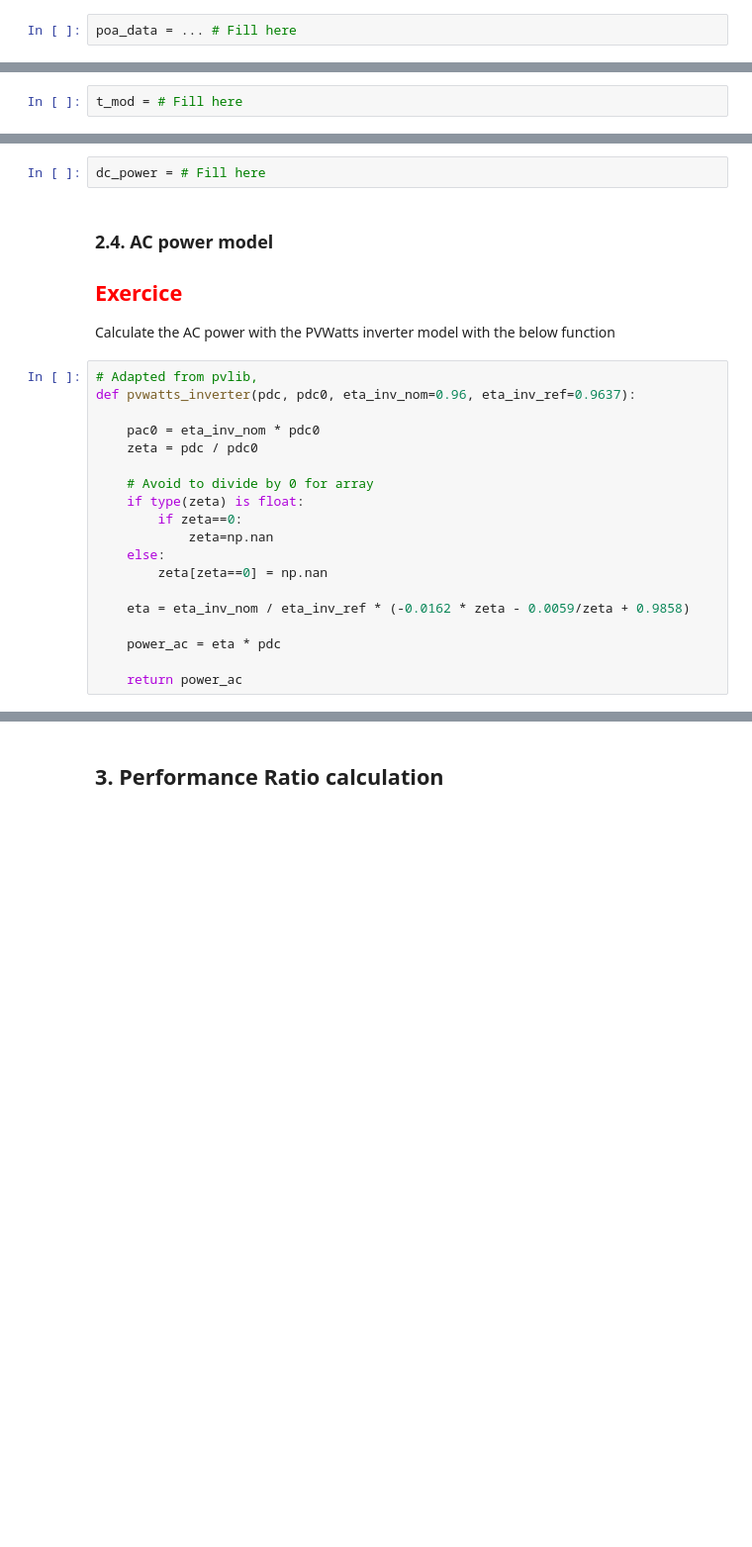
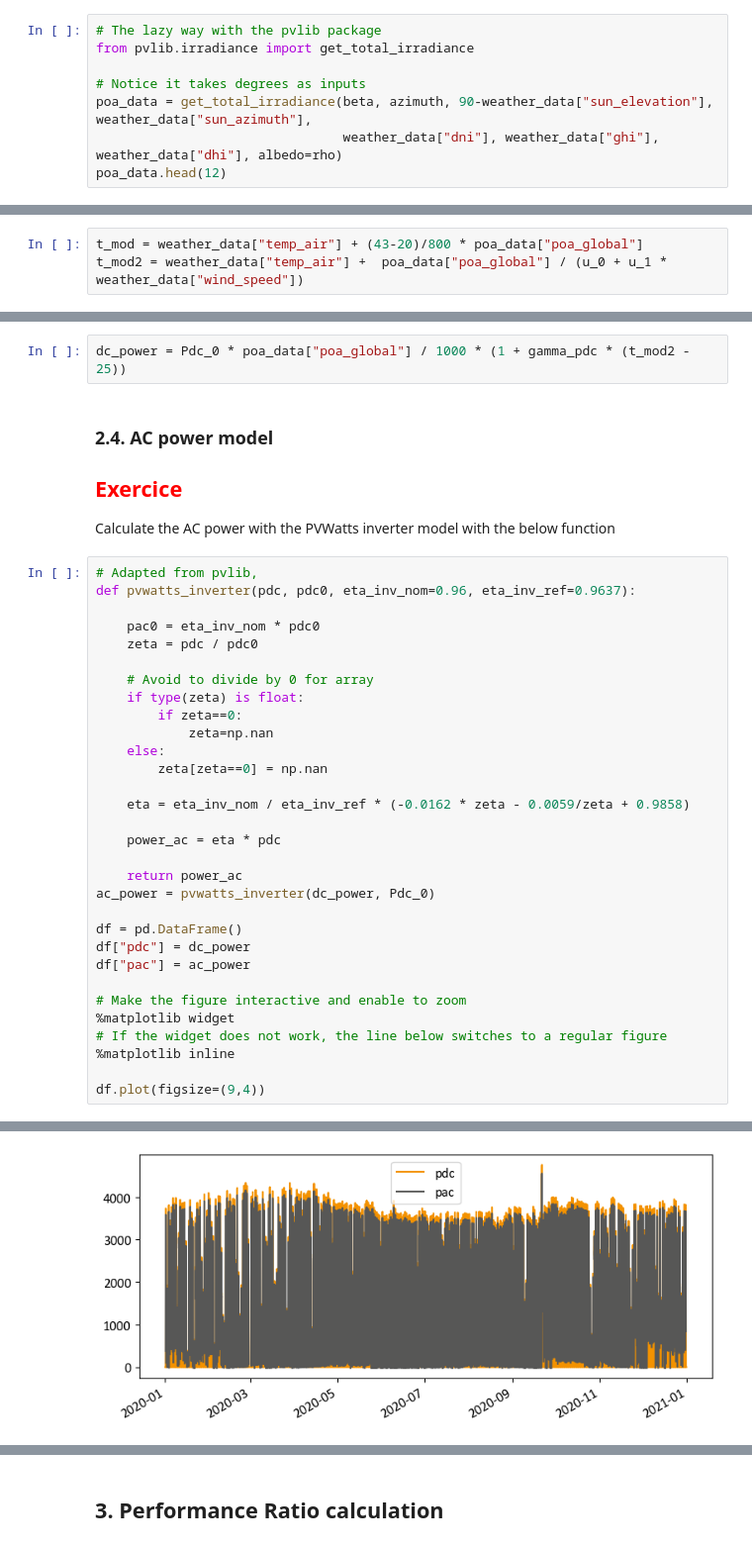
Before and after one commit to AlexandreHugoMathieu/pvfault_detection_solar_academy, a Jupyter notebook: notebooks/dc_power_estimation.ipynb, the cells around one changed output, grey strips where cells are left out. Shown at 99% size. Drawn from its saved outputs; the diff is of its cells as text; blank space fills up the shorter version.

Commit message:
Put solutions for DC power estimation

```diff
--- a/notebooks/dc_power_estimation.ipynb
+++ b/notebooks/dc_power_estimation.ipynb
@@ -110,4 +110,10 @@ rho = 0.2
 
 Calculate the POA irradiance with the no-shading/isotropic assumption as introduced in the notebook "python_intro_poa"
 # %%
-poa_data = ... # Fill here
+# The lazy way with the pvlib package
+from pvlib.irradiance import get_total_irradiance
+
+# Notice it takes degrees as inputs
+poa_data = get_total_irradiance(beta, azimuth, 90-weather_data["sun_elevation"], weather_data["sun_azimuth"],
+                                weather_data["dni"], weather_data["ghi"], weather_data["dhi"], albedo=rho)
+poa_data.head(12)
@@ -129,7 +149,8 @@ u_1 = 6.2 # W.s/(˚C.m3)
 
 Calculate the module temperature with the Ross or Faiman model
 # %%
-t_mod = # Fill here
+t_mod = weather_data["temp_air"] + (43-20)/800 * poa_data["poa_global"]
+t_mod2 = weather_data["temp_air"] +  poa_data["poa_global"] / (u_0 + u_1 * weather_data["wind_speed"])
 # %% [markdown]
 ### 2.3. DC power model
 
@@ -140,7 +161,7 @@ Calculate the DC power with the PVwatts or Huld model
 Pdc_0 = 3900 #Wp Nominal power
 gamma_pdc= -0.258 / 100 # [-]/°C
 # %%
-dc_power = # Fill here
+dc_power = Pdc_0 * poa_data["poa_global"] / 1000 * (1 + gamma_pdc * (t_mod2 - 25))
 # %% [markdown]
 ### 2.4. AC power model
 
@@ -166,3 +187,16 @@ def pvwatts_inverter(pdc, pdc0, eta_inv_nom=0.96, eta_inv_ref=0.9637):
     power_ac = eta * pdc
 
     return power_ac
+ac_power = pvwatts_inverter(dc_power, Pdc_0)
+
+df = pd.DataFrame()
+df["pdc"] = dc_power
+df["pac"] = ac_power
+
+# Make the figure interactive and enable to zoom
+%matplotlib widget
+# If the widget does not work, the line below switches to a regular figure
+%matplotlib inline
+
+df.plot(figsize=(9,4))
+# %% [output]
@@ -168,0 +204 @@ def pvwatts_inverter(pdc, pdc0, eta_inv_nom=0.96, eta_inv_ref=0.9637):
+[figure, added]
```
Also changed, not shown: parts of 4 cells of this notebook.
